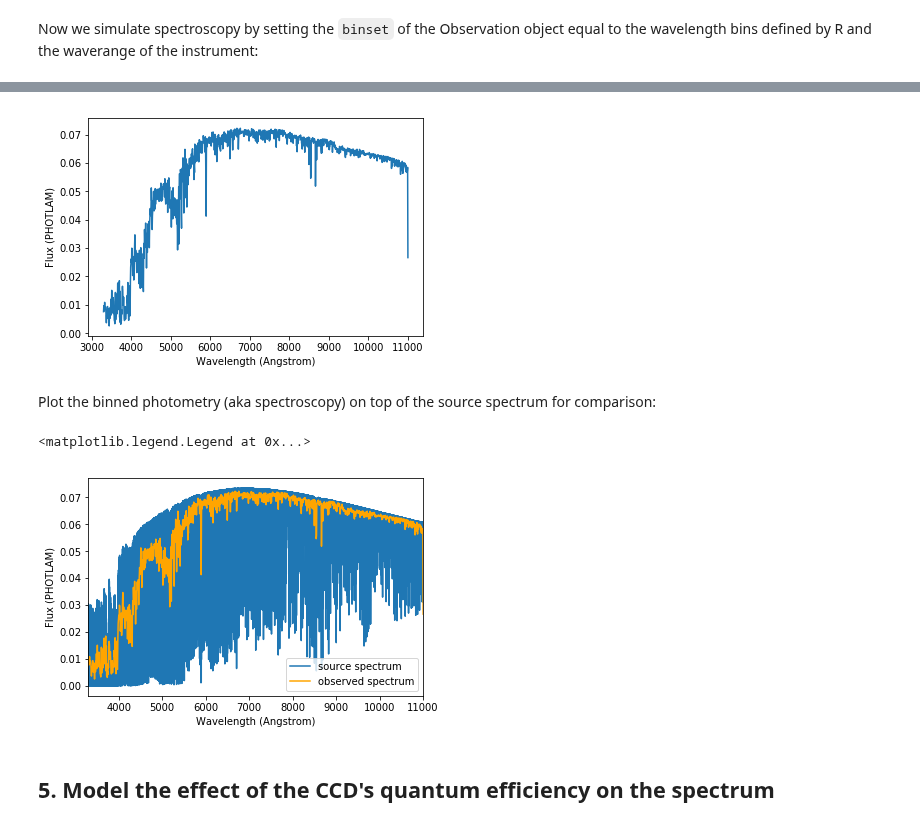
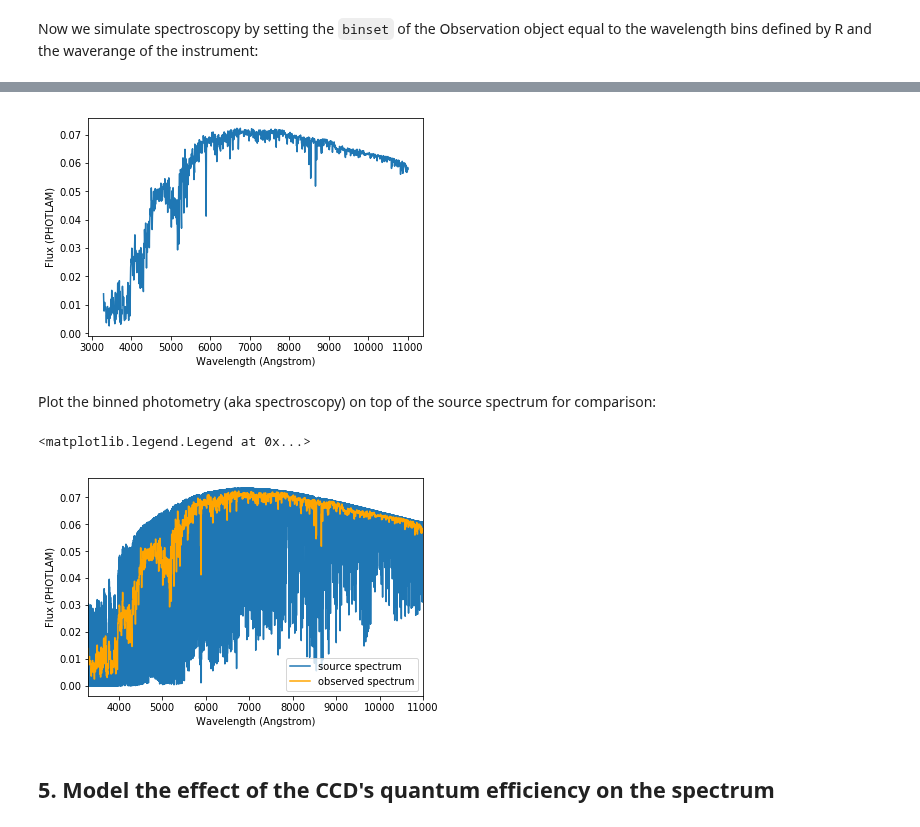
Before and after one commit to tcjansen/GSoC, a Jupyter notebook: synspec_examples.ipynb, the cells around one changed output, grey strips where cells are left out. Saved outputs shown, nothing was run; the diff lists cells and outputs as text; code cells hidden in the pictures.

```diff
--- a/synspec_examples.ipynb
+++ b/synspec_examples.ipynb
@@ -149,0 +141,6 @@ uniform_bp.plot()
+# %%
+from synphot import SpectralElement
+from astropy.modeling.models import Const1D
+
+uniform_bp = SpectralElement(Const1D, amplitude=1)
+uniform_bp.plot([3300, 11000])
@@ -150,6 +149,8 @@ uniform_bp.plot()
 # %% [markdown]
 Now we simulate spectroscopy by setting the `binset` of the Observation object equal to the wavelength bins defined by R and the waverange of the instrument:
 # %%
-observation_preccd = Observation(photlam_hatp11, uniform_bp, binset=spec_wavelengths)
+from synphot.observation import Observation
+
+observation_preccd = Observation(photlam_hatp11, uniform_bp, binset=spec_wavelengths, force='extrap')
 observation_preccd.plot()
 # %% [output]
@@ -156,16 +158,16 @@ observation_preccd.plot()
-[figure, old version]
+[figure, new version]
 # %% [markdown]
 Plot the binned photometry (aka spectroscopy) on top of the source spectrum for comparison:
 # %%
 plt.plot(photlam_hatp11.waveset, photlam_hatp11(photlam_hatp11.waveset), label='source spectrum')
-plt.plot(spec_wavelengths, observation_preccd.binflux, color='orange', label='observed spectrum')
+plt.step(spec_wavelengths, observation_preccd.binflux, color='orange', label='observed spectrum')
 plt.xlim(3300, 11000)
 plt.xlabel('Wavelength (Angstrom)')
 plt.ylabel('Flux (PHOTLAM)')
 plt.legend()
 # %% [output]
 <matplotlib.legend.Legend at 0x...>
-[figure, old version]
+[figure, new version]
 # %% [markdown]
 <a id="qe"></a>
 ## 5. Model the effect of the CCD's quantum efficiency on the spectrum
```
Also changed, not shown: parts of 6 cells of this notebook.
